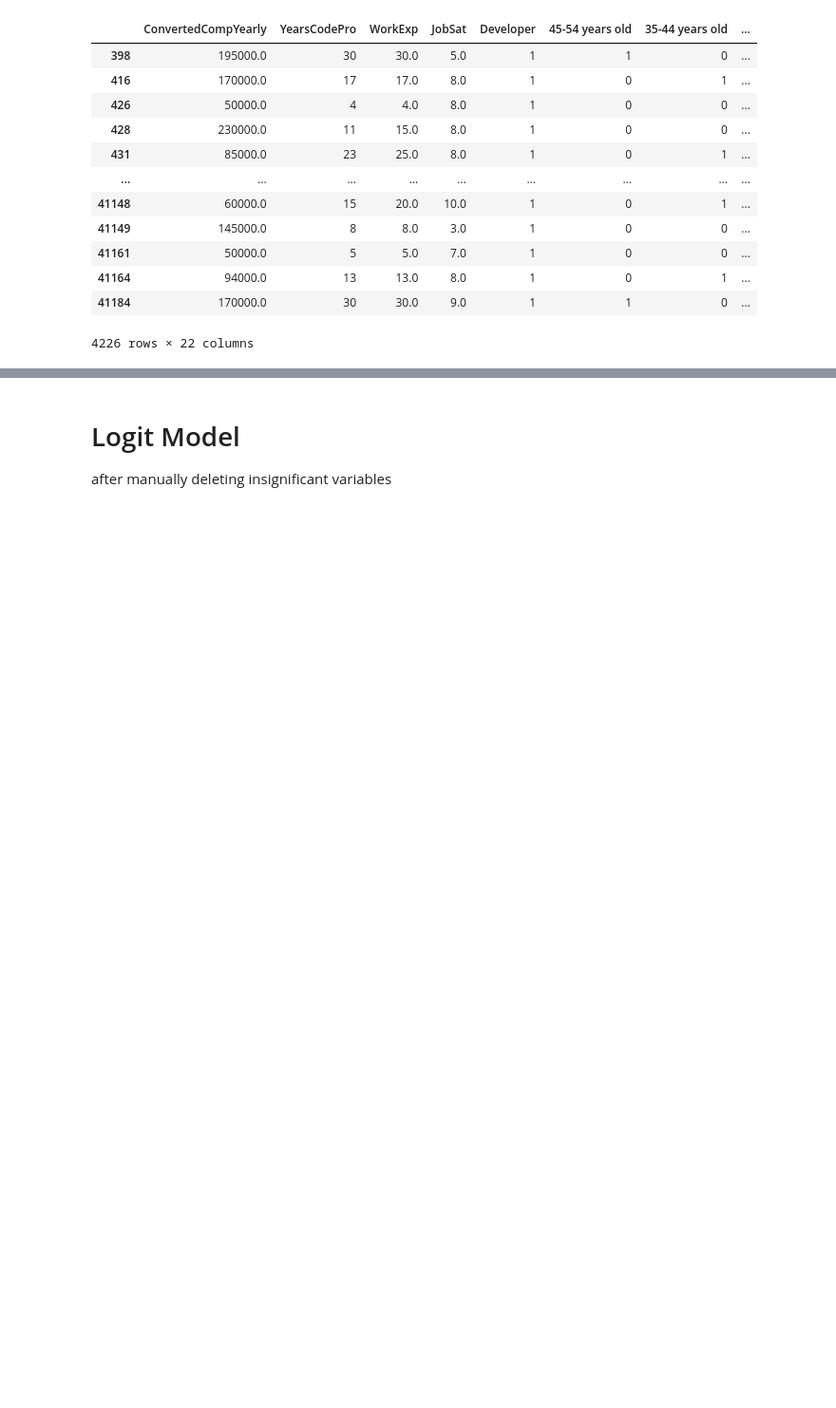
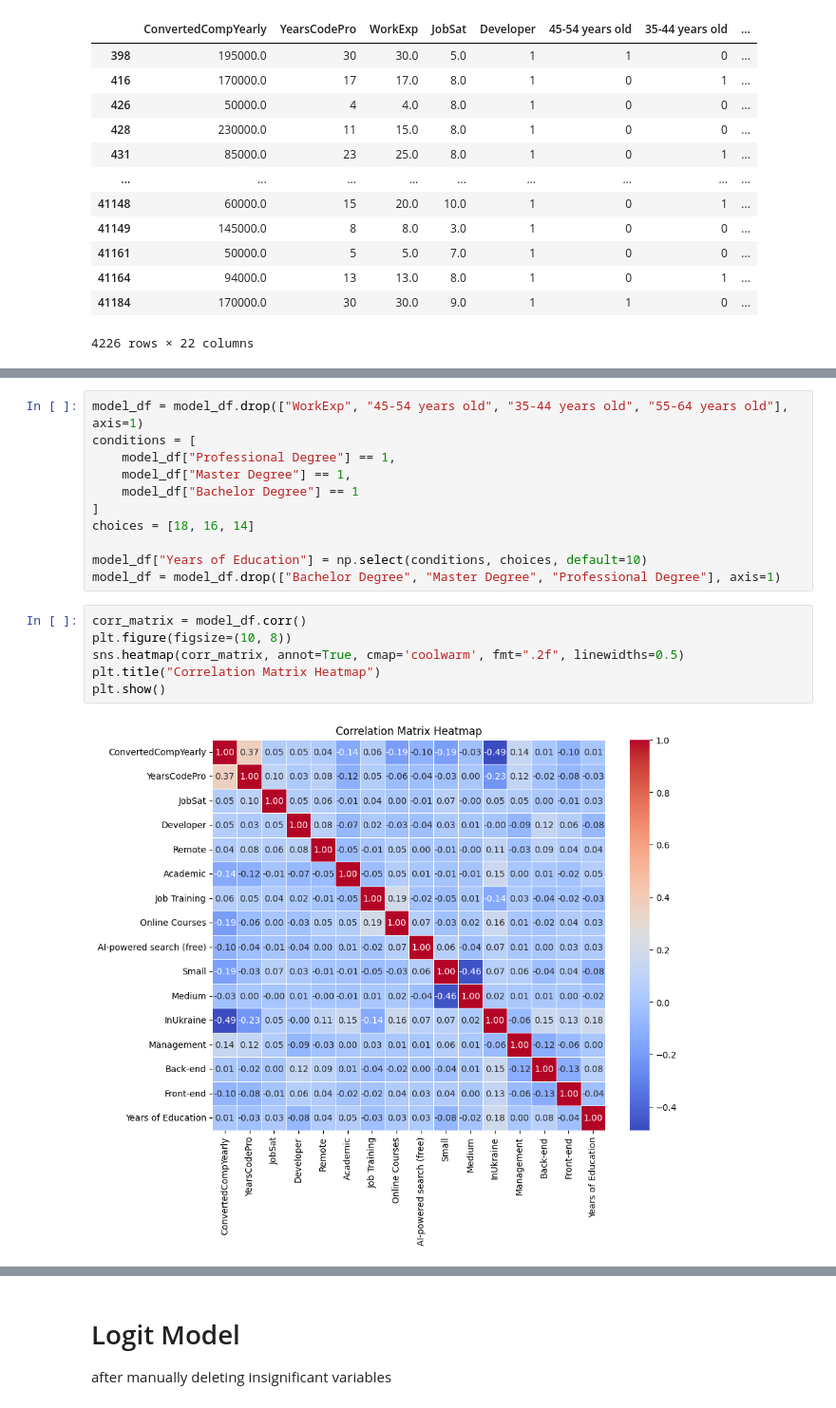
Before and after one commit to MariaOnyshchuk/econometrics, a Jupyter notebook: dev_compensations.ipynb, the cells around one changed output, grey strips where cells are left out. Shown at 95% size. Saved outputs shown, nothing was run; the diff lists cells and outputs as text; blank space fills up the shorter version.

```diff
--- a/dev_compensations.ipynb
+++ b/dev_compensations.ipynb
@@ -617,0 +626,19 @@ Notes:
+# %%
+model_df = model_df.drop(["WorkExp", "45-54 years old", "35-44 years old", "55-64 years old"], axis=1)
+conditions = [
+    model_df["Professional Degree"] == 1,
+    model_df["Master Degree"] == 1,
+    model_df["Bachelor Degree"] == 1
+]
+choices = [18, 16, 14]
+
+model_df["Years of Education"] = np.select(conditions, choices, default=10)
+model_df = model_df.drop(["Bachelor Degree", "Master Degree", "Professional Degree"], axis=1)
+# %%
+corr_matrix = model_df.corr()
+plt.figure(figsize=(10, 8))
+sns.heatmap(corr_matrix, annot=True, cmap='coolwarm', fmt=".2f", linewidths=0.5)
+plt.title("Correlation Matrix Heatmap")
+plt.show()
+# %% [output]
+[figure, added]
```
Also changed, not shown: parts of 22 cells of this notebook.
